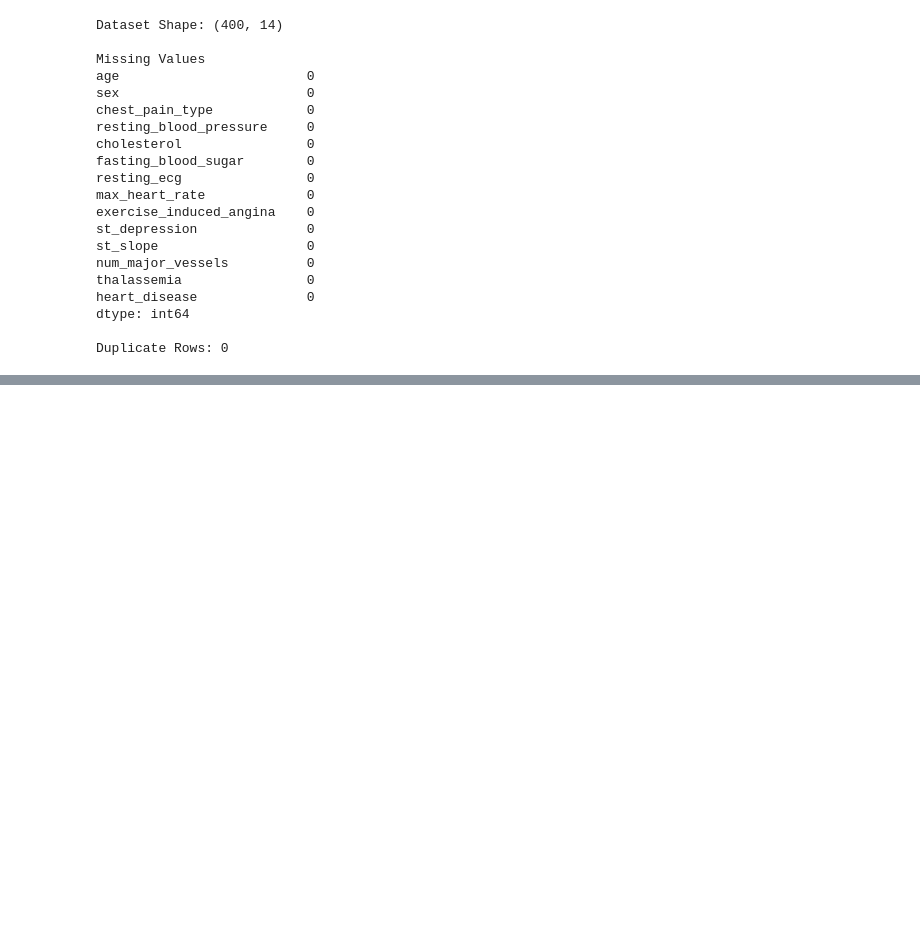
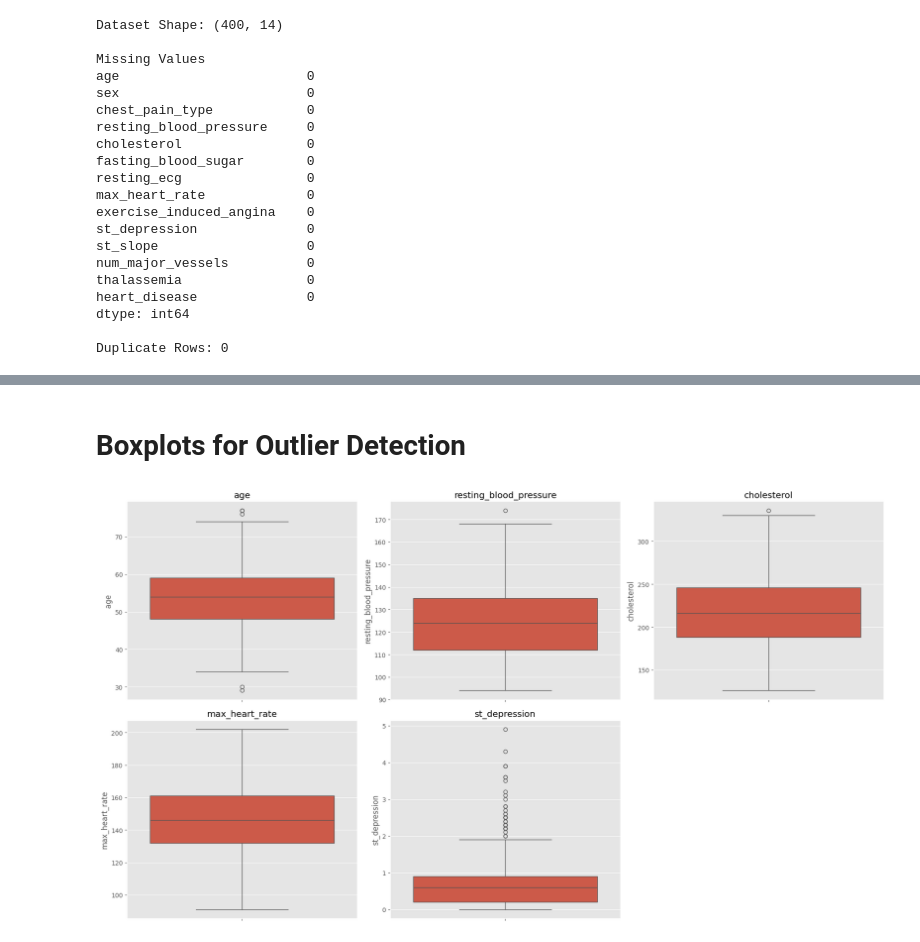
Before and after one commit to iamkhan49/heart-disease-prediction-ml, a Jupyter notebook: Heart_Disease_Detection_using_Classification_Algorithms.ipynb, the cells around one changed output, grey strips where cells are left out. Saved outputs shown, nothing was run; the diff lists cells and outputs as text; code cells hidden in the pictures; blank space fills up the shorter version.

```diff
--- a/Heart_Disease_Detection_using_Classification_Algorithms.ipynb
+++ b/Heart_Disease_Detection_using_Classification_Algorithms.ipynb
@@ -401,0 +432,22 @@ Duplicate Rows: 0
+# %% [markdown]
+# Boxplots for Outlier Detection
+# %%
+numerical_columns = [
+    "age",
+    "resting_blood_pressure",
+    "cholesterol",
+    "max_heart_rate",
+    "st_depression"
+]
+
+plt.figure(figsize=(18,10))
+
+for i, col in enumerate(numerical_columns,1):
+    plt.subplot(2,3,i)
+    sns.boxplot(y=df[col])
+    plt.title(col)
+
+plt.tight_layout()
+plt.show()
+# %% [output]
+[figure, added]
```
Also changed, not shown: parts of 18 cells of this notebook.
